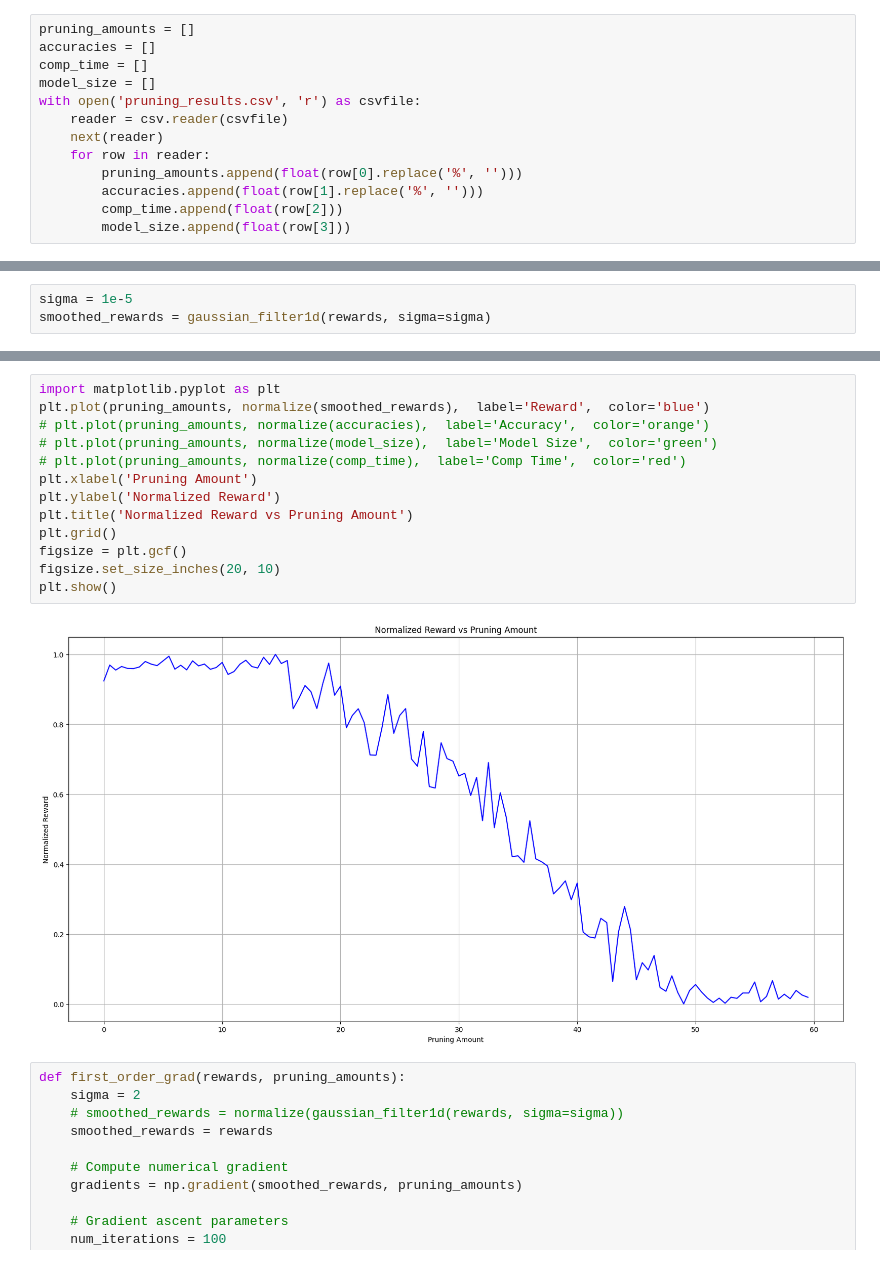
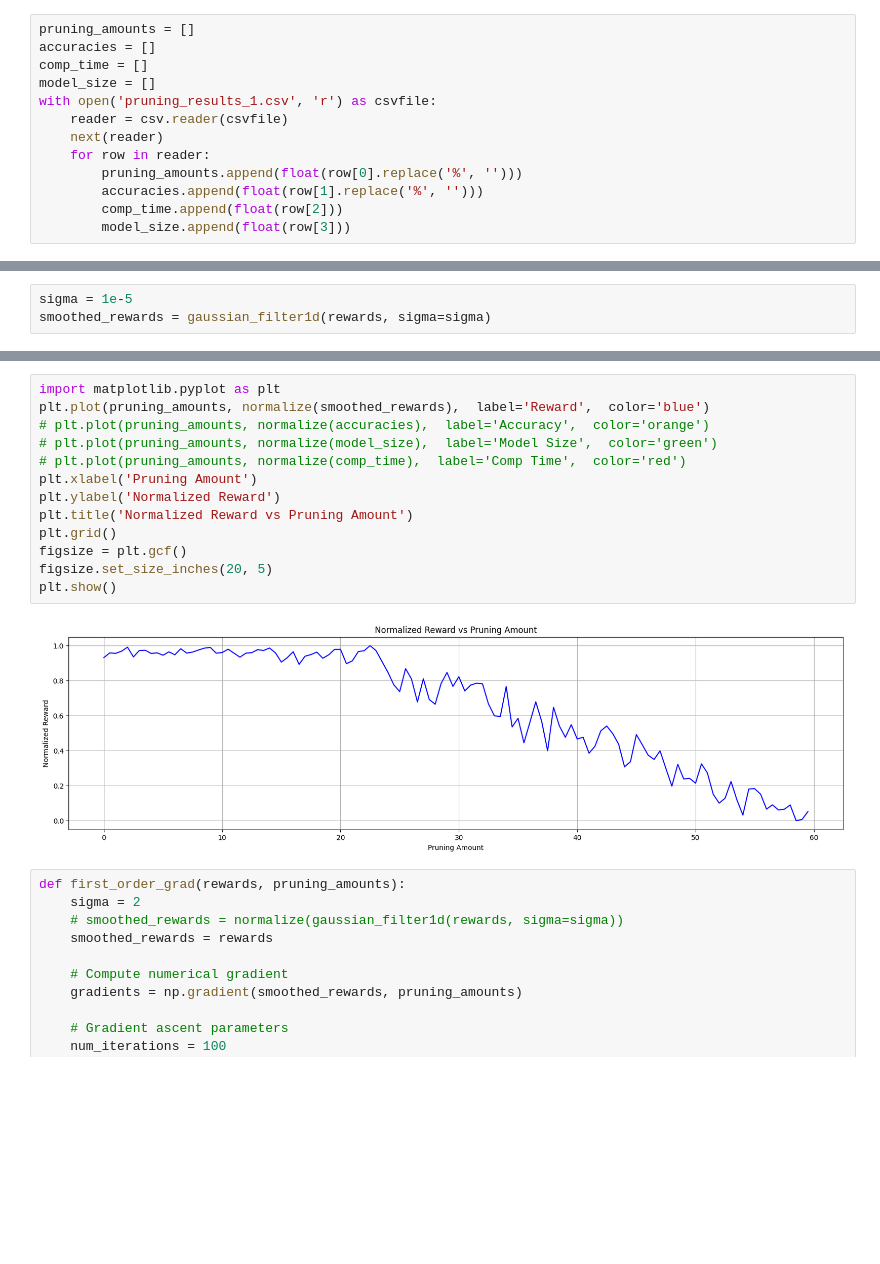
Before and after one commit to mahadevxo/DDNN-Working, a Jupyter notebook: src/pruning/taylor_series/plot_results.ipynb, the cells around one changed output, grey strips where cells are left out. Drawn from its saved outputs; the diff is of its cells as text; blank space fills up the shorter version.

```diff
--- a/src/pruning/taylor_series/plot_results.ipynb
+++ b/src/pruning/taylor_series/plot_results.ipynb
@@ -11,7 +11,7 @@ pruning_amounts = []
 accuracies = []
 comp_time = []
 model_size = []
-with open('pruning_results.csv', 'r') as csvfile:
+with open('pruning_results_1.csv', 'r') as csvfile:
     reader = csv.reader(csvfile)
     next(reader)
     for row in reader:
@@ -105,18 +133,18 @@ smoothed_rewards = gaussian_filter1d(rewards, sigma=sigma)
 # %%
 import matplotlib.pyplot as plt
 plt.plot(pruning_amounts, normalize(smoothed_rewards),  label='Reward',  color='blue')
 # plt.plot(pruning_amounts, normalize(accuracies),  label='Accuracy',  color='orange')
 # plt.plot(pruning_amounts, normalize(model_size),  label='Model Size',  color='green')
 # plt.plot(pruning_amounts, normalize(comp_time),  label='Comp Time',  color='red')
 plt.xlabel('Pruning Amount')
 plt.ylabel('Normalized Reward')
 plt.title('Normalized Reward vs Pruning Amount')
 plt.grid()
 figsize = plt.gcf()
-figsize.set_size_inches(20, 10)
+figsize.set_size_inches(20, 5)
 plt.show()
 # %% [output]
-[figure, old version]
+[figure, new version]
 # %%
 def first_order_grad(rewards, pruning_amounts):
     sigma = 2
```
Also changed, not shown: parts of 14 cells of this notebook, 12 other files.
